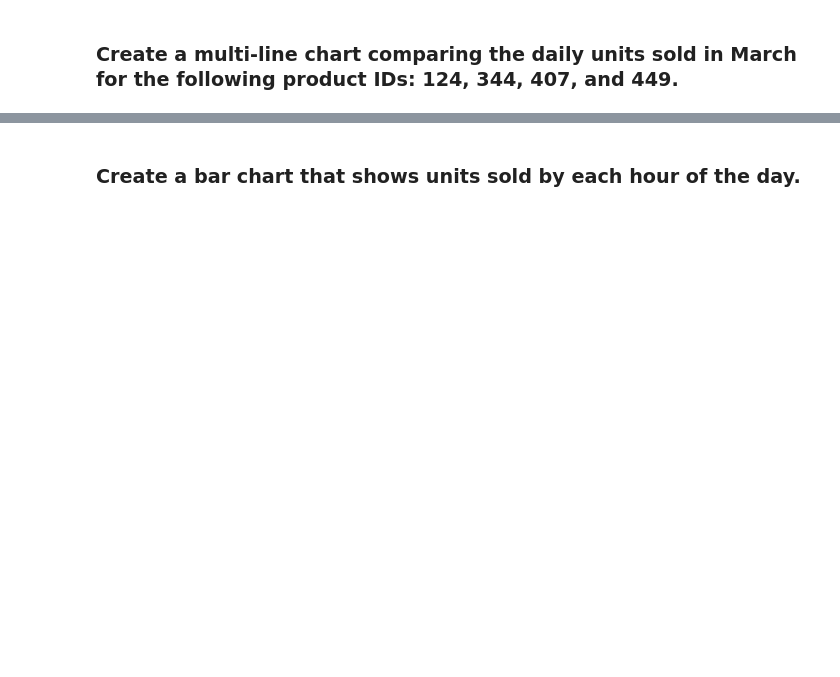
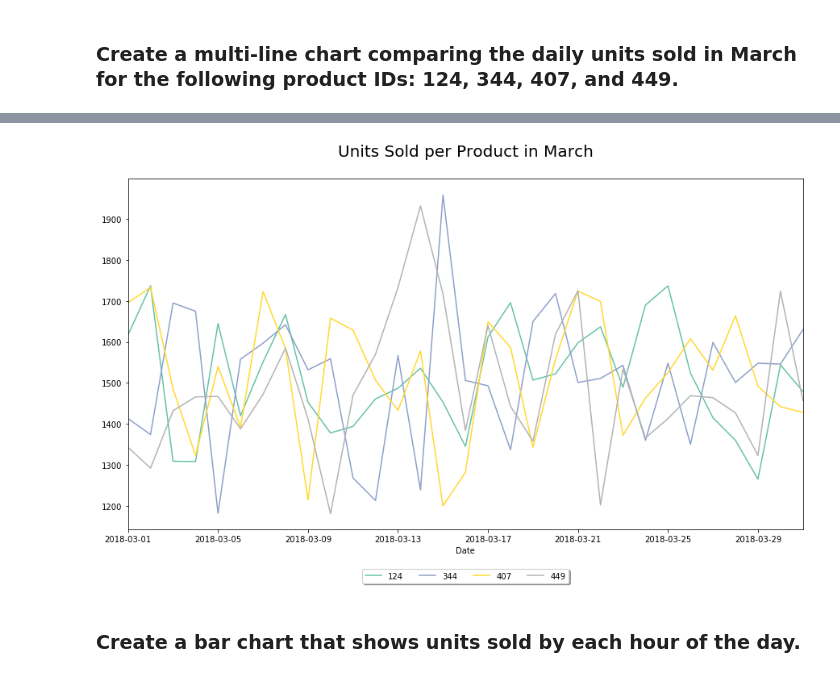
Before and after one commit to thinkful-dsi-cassowary/dsi3_student_pair_work, a Jupyter notebook: Coby/67_01_VISUALIZING_Time Series Day 2 Morning Assignment.ipynb, the cells around one changed output, grey strips where cells are left out. Saved outputs shown, nothing was run; the diff lists cells and outputs as text; code cells hidden in the pictures; blank space fills up the shorter version.

```diff
--- a/Coby/67_01_VISUALIZING_Time Series Day 2 Morning Assignment.ipynb
+++ b/Coby/67_01_VISUALIZING_Time Series Day 2 Morning Assignment.ipynb
@@ -105,0 +95,3 @@ linechart(march_pivot, x='Day')
+# %%
+daily_units_per_product = sales.groupby(['Date', 'ProductID'], as_index=False).agg({'Quantity': 'sum'})
+daily_units_per_product.head()
@@ -106,3 +105,15 @@ linechart(march_pivot, x='Day')
+# %%
+# Filter by units in March
+march_units = daily_units_per_product.loc[(daily_units_per_product['Date'] >= pd.to_datetime('2018-03-01')) &
+                                            (daily_units_per_product['Date'] < pd.to_datetime('2018-04-01'))]
+# Filter by only desired product ids
+march_unit_products = march_units.loc[march_units['ProductID'].isin([124, 344, 407, 449])]
+# Pivot each product as column
+march_pivot = pd.pivot(march_unit_products, index='Date', columns='ProductID', values='Quantity')
+# Plot linechart
+linechart(march_pivot, 'Date', title='Units Sold per Product in March')
+# %% [output]
+[figure, added]
 # %% [markdown]
 ### Create a bar chart that shows units sold by each hour of the day.
 # %%
```
Also changed, not shown: parts of 13 cells of this notebook, 1 other file.
